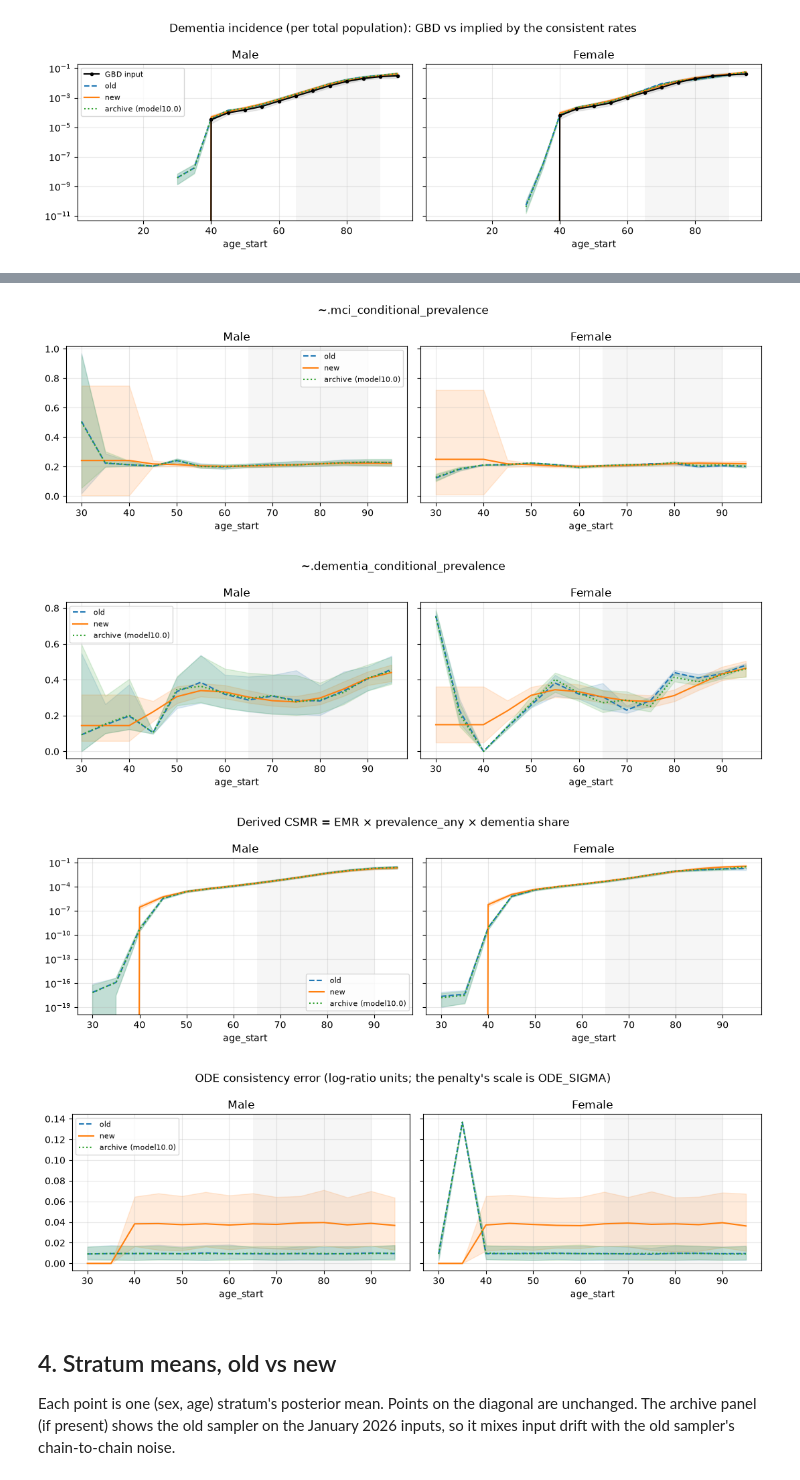
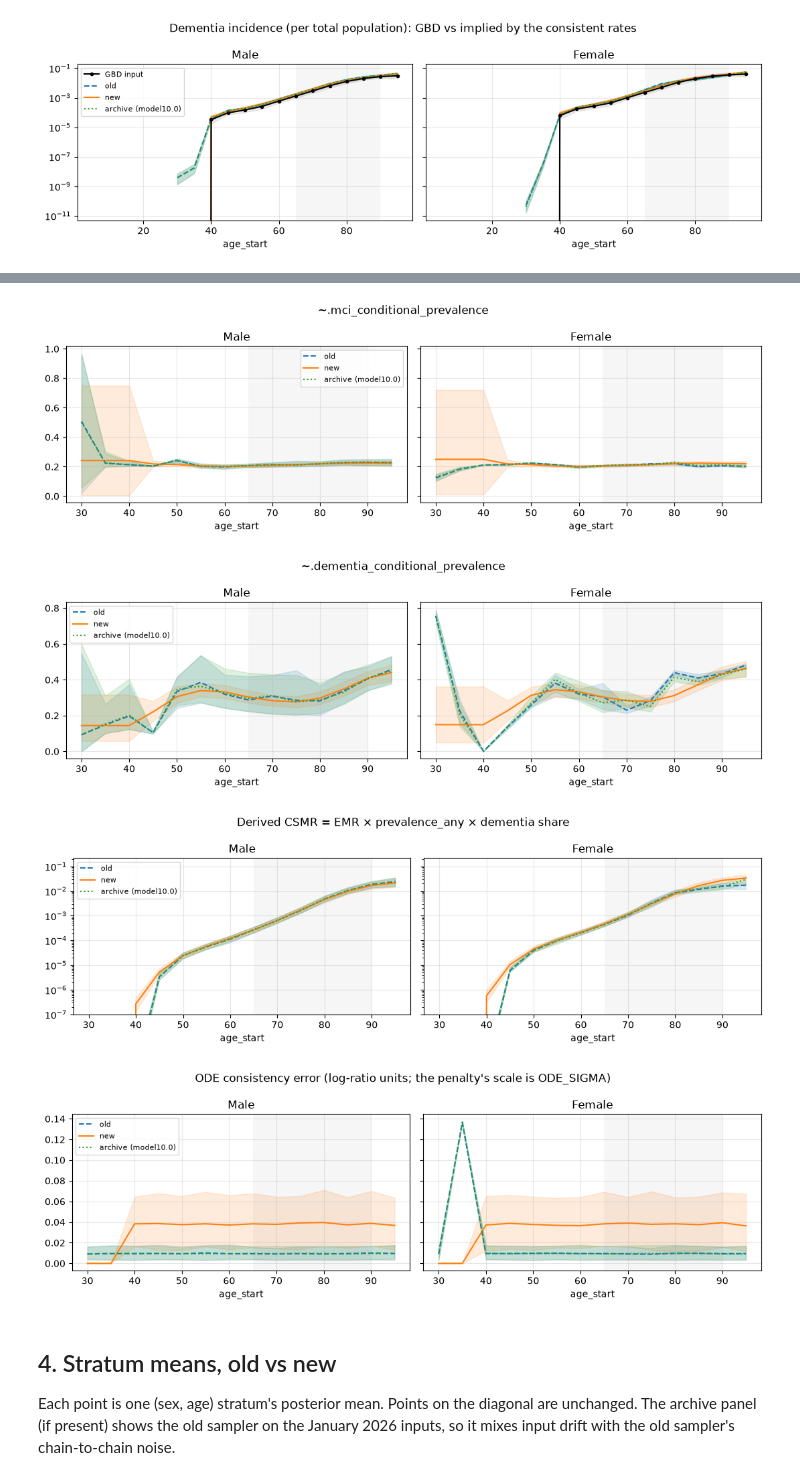
Before and after one commit to ihmeuw/vivarium_csu_alzheimers, a Jupyter notebook: notebooks/consistent_rates_old_vs_new.ipynb, the cells around one changed output, grey strips where cells are left out. Cells and saved outputs as stored; diff of their text form; code cells hidden in the pictures.

```diff
--- a/notebooks/consistent_rates_old_vs_new.ipynb
+++ b/notebooks/consistent_rates_old_vs_new.ipynb
@@ -122,7 +122,7 @@ def lag1_autocorr(df):
     return float(np.nanmedian(r)) if r else np.nan
 
 
-def age_panels(key, gbd=None, logy=False, title=None):
+def age_panels(key, gbd=None, logy=False, title=None, ymin=None):
     """One panel per sex: GBD input (black), each artifact's consistent key (band + line)."""
     fig, axes = plt.subplots(1, 2, figsize=(11, 3.6), sharey=True)
     for ax, sex in zip(axes, ["Male", "Female"]):
@@ -141,6 +141,8 @@ def age_panels(key, gbd=None, logy=False, title=None):
         ax.axvspan(*AGES_OF_INTEREST, color="grey", alpha=0.07, lw=0)
         if logy:
             ax.set_yscale("log")
+        if ymin is not None:
+            ax.set_ylim(bottom=ymin)
         ax.grid(alpha=0.3)
     axes[0].legend(fontsize=8)
     fig.suptitle(title or key.replace("cause.alzheimers_consistent.", "~."))
@@ -303,16 +305,16 @@ age_panels("cause.alzheimers_consistent.excess_mortality_rate",
 # %%
 age_panels("cause.alzheimers_consistent.prevalence_any", title="prevalence_any = share of population in any AD state (BBBM+MCI+dementia)")
 age_panels("cause.alzheimers_consistent.bbbm_conditional_prevalence")
 age_panels("cause.alzheimers_consistent.mci_conditional_prevalence")
 age_panels("cause.alzheimers_consistent.dementia_conditional_prevalence")
-age_panels("cause.alzheimers_disease_and_other_dementias.cause_specific_mortality_rate", logy=True, title="Derived CSMR = EMR × prevalence_any × dementia share")
+age_panels("cause.alzheimers_disease_and_other_dementias.cause_specific_mortality_rate", logy=True, ymin=1e-7, title="Derived CSMR = EMR × prevalence_any × dementia share")
 age_panels("cause.alzheimers_consistent.ode_errors", title="ODE consistency error (log-ratio units; the penalty's scale is ODE_SIGMA)");
 # %% [output]
 [figure]
 [figure]
 [figure]
 [figure]
-[figure, old version]
+[figure, new version]
 [figure]
 # %% [markdown]
 ## 4. Stratum means, old vs new
```
Also changed, not shown: parts of 4 cells of this notebook, 1 other file.
